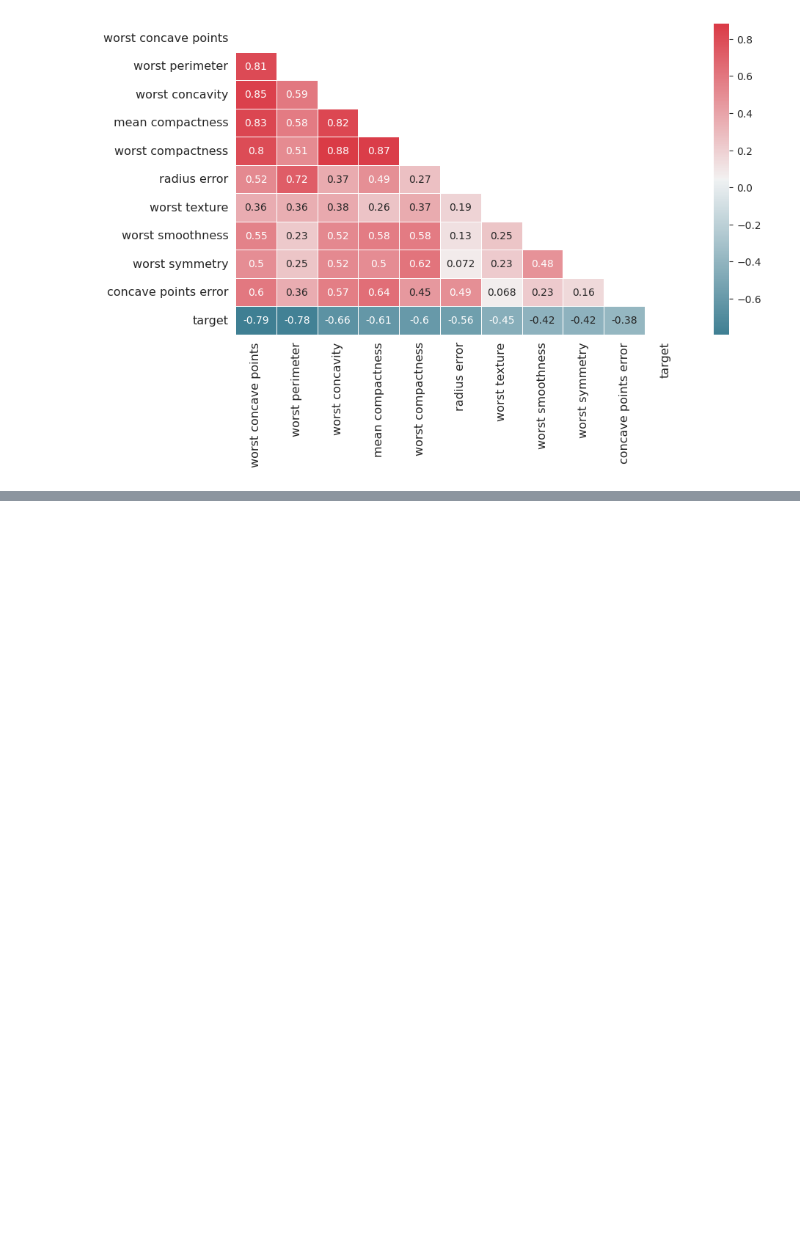
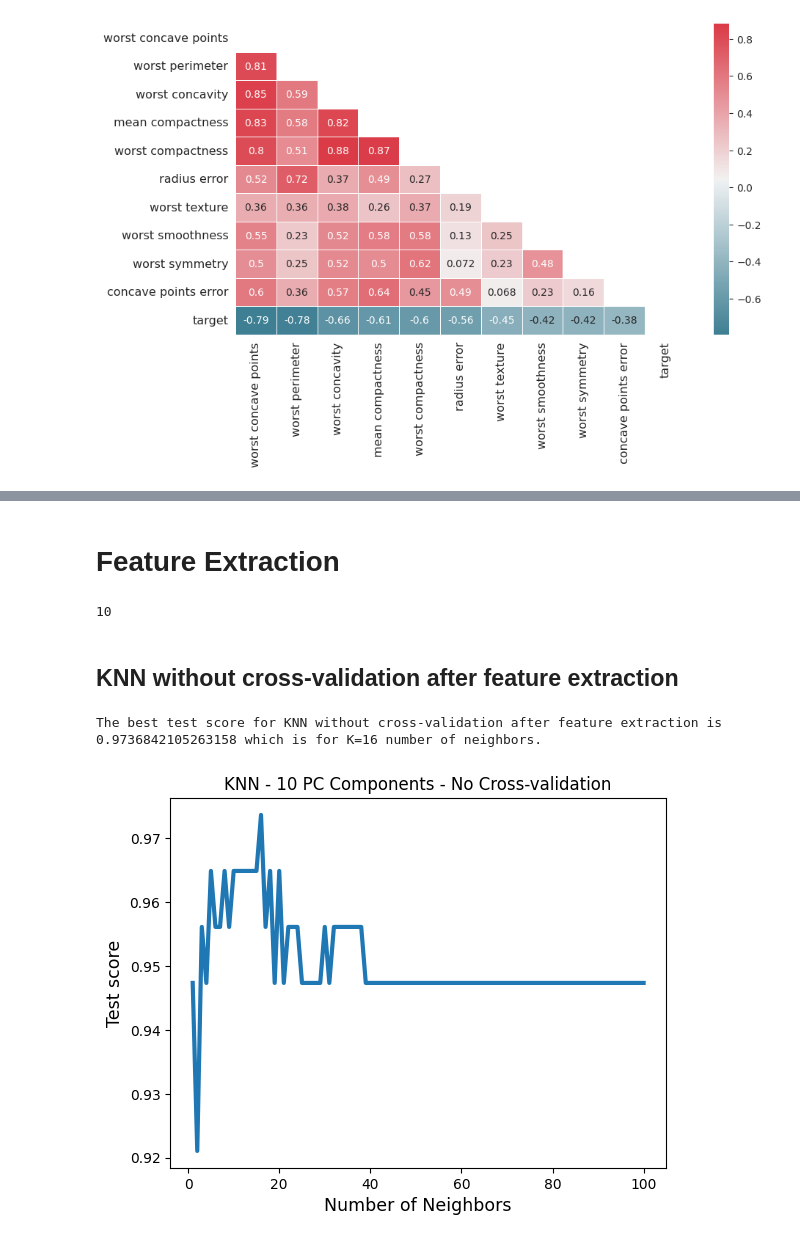
Before and after one commit to Parniaahmadi/Breast-Cancer, a Jupyter notebook: BreastCancer.ipynb, the cells around one changed output, grey strips where cells are left out. Saved outputs shown, nothing was run; the diff lists cells and outputs as text; code cells hidden in the pictures; blank space fills up the shorter version.

```diff
--- a/BreastCancer.ipynb
+++ b/BreastCancer.ipynb
@@ -473,0 +528,35 @@ Heatmap(df_train)
+# %% [markdown]
+# Feature Extraction
+# %%
+## Split and standardize the orginal data for feature extraction ##
+
+X_train, X_test, y_train, y_test = split_standard(df, 'target', test_size=0.2, random_state=0)  # 80% training and 20% test
+# %%
+## Apply principal component analysis for feature extraction ##
+
+pca = PCA(n_components=0.95)  # The number of components for PCA chosen so that the cumulative explained variance is larger than this amount which is between zero and one
+X_train = pca.fit_transform(X_train)  # PCA applied to the training data
+X_test = pca.transform(X_test)  # Test data is projected to the principal components
+# %%
+N_features = pca.n_components_  # Number of PCA components or extracted features
+N_features
+# %% [output]
+10
+# %% [markdown]
+## KNN without cross-validation after feature extraction
+# %%
+## Plot test scores for different number of neighbours after feature extraction without cross-validation ##
+
+N_neighbors = np.arange(1, 101, 1)  # Array of neighbors
+max_test_score, K_opt, test_scores = KNN_without_CV(N_neighbors, X_train, X_test, y_train, y_test)
+
+print('The best test score for KNN without cross-validation after feature extraction is {} which is for K={} number of neighbors. \n\n'.format(max_test_score, K_opt))
+
+plt.plot(N_neighbors, test_scores, linewidth = 3)
+plt.xlabel('Number of Neighbors', fontsize=12.5)
+plt.ylabel('Test score', fontsize=12.5)
+plt.title('KNN - {} PC Components - No Cross-validation'.format(N_features), fontsize=12)
+plt.show()
+# %% [output]
+The best test score for KNN without cross-validation after feature extraction is 0.9736842105263158 which is for K=16 number of neighbors.
+[figure, added]
```
Also changed, not shown: parts of 13 cells of this notebook.
